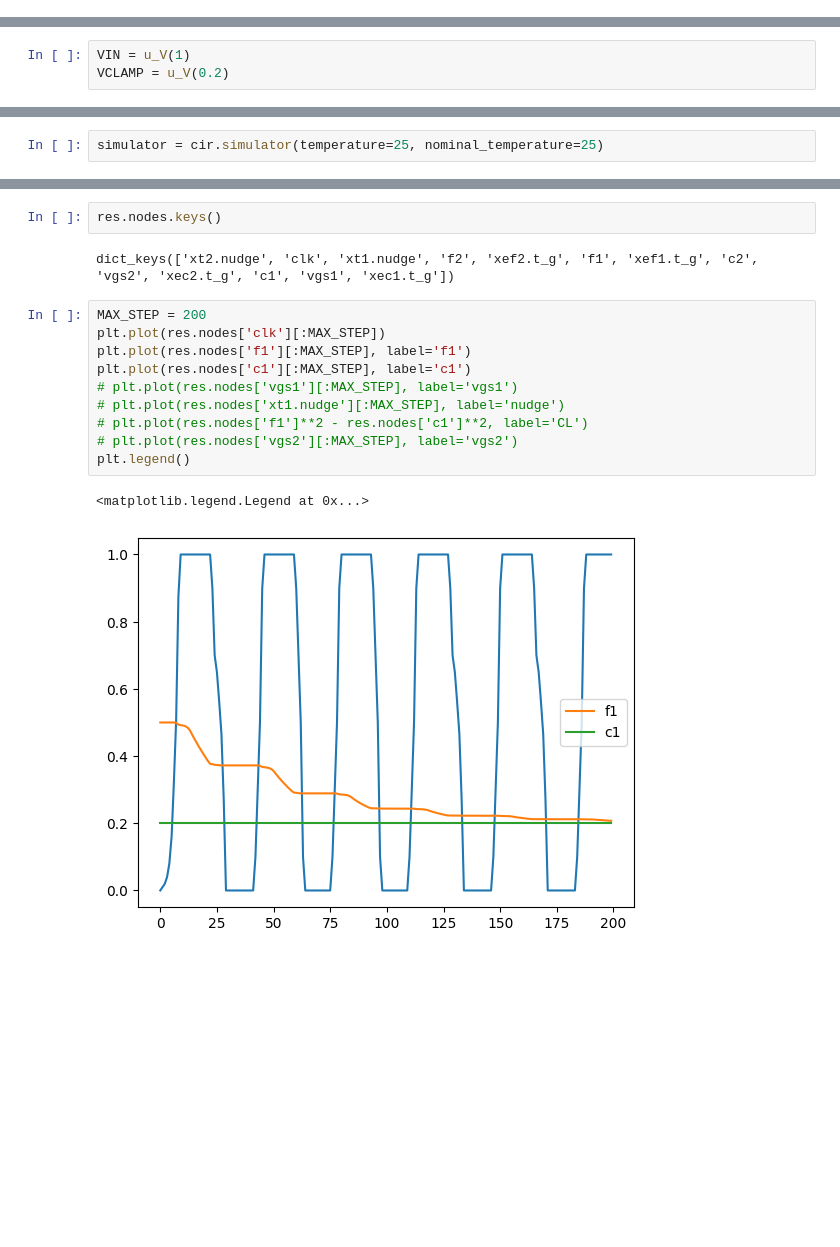
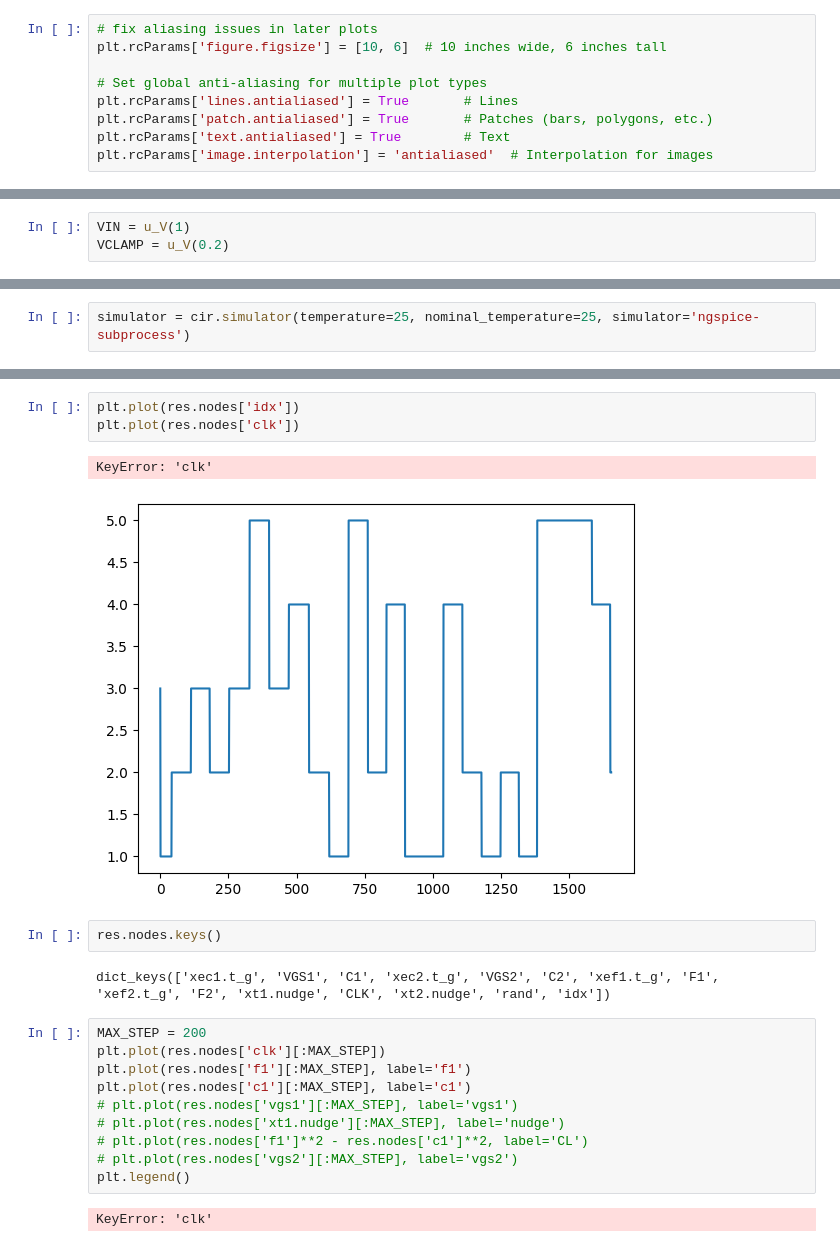
Before and after one commit to Ma-Lab-Cal/self-learning-machines, a Jupyter notebook: experiments/test_twin_edge.ipynb, the cells around one changed output, grey strips where cells are left out. Saved outputs shown, nothing was run; the diff lists cells and outputs as text; blank space fills up the shorter version.

```diff
--- a/experiments/test_twin_edge.ipynb
+++ b/experiments/test_twin_edge.ipynb
@@ -16,6 +16,15 @@ import PySpice
 PySpice.Spice.Simulation.CircuitSimulator.DEFAULT_SIMULATOR = "ngspice-shared"
 import PySpice.Spice.NgSpice.Server
 PySpice.Spice.NgSpice.Server.SpiceServer.SPICE_COMMAND = 'ngspice'
+# %%
+# fix aliasing issues in later plots
+plt.rcParams['figure.figsize'] = [10, 6]  # 10 inches wide, 6 inches tall
+
+# Set global anti-aliasing for multiple plot types
+plt.rcParams['lines.antialiased'] = True       # Lines
+plt.rcParams['patch.antialiased'] = True       # Patches (bars, polygons, etc.)
+plt.rcParams['text.antialiased'] = True        # Text
+plt.rcParams['image.interpolation'] = 'antialiased'  # Interpolation for images
 # %%
 import PySpice.Spice.NgSpice.Shared
 
@@ -64,3 +104,3 @@ VoltageSource VCC1
 # %%
-simulator = cir.simulator(temperature=25, nominal_temperature=25)
+simulator = cir.simulator(temperature=25, nominal_temperature=25, simulator='ngspice-subprocess')
 # %%
@@ -112,7 +169,13 @@ M1 t_D t_G t_S t_S Ideal
+# %%
+plt.plot(res.nodes['idx'])
+plt.plot(res.nodes['clk'])
+# %% [output]
+KeyError: 'clk'
+[figure, added]
 # %%
 res.nodes.keys()
 # %% [output]
-dict_keys(['xt2.nudge', 'clk', 'xt1.nudge', 'f2', 'xef2.t_g', 'f1', 'xef1.t_g', 'c2', 'vgs2', 'xec2.t_g', 'c1', 'vgs1', 'xec1.t_g'])
+dict_keys(['xec1.t_g', 'VGS1', 'C1', 'xec2.t_g', 'VGS2', 'C2', 'xef1.t_g', 'F1', 'xef2.t_g', 'F2', 'xt1.nudge', 'CLK', 'xt2.nudge', 'rand', 'idx'])
 # %%
 MAX_STEP = 200
 plt.plot(res.nodes['clk'][:MAX_STEP])
@@ -124,5 +187,4 @@ plt.plot(res.nodes['c1'][:MAX_STEP], label='c1')
 # plt.plot(res.nodes['vgs2'][:MAX_STEP], label='vgs2')
 plt.legend()
 # %% [output]
-<matplotlib.legend.Legend at 0x...>
+KeyError: 'clk'
-[figure, removed]
```
Also changed, not shown: parts of 37 cells of this notebook, 3 other files.
